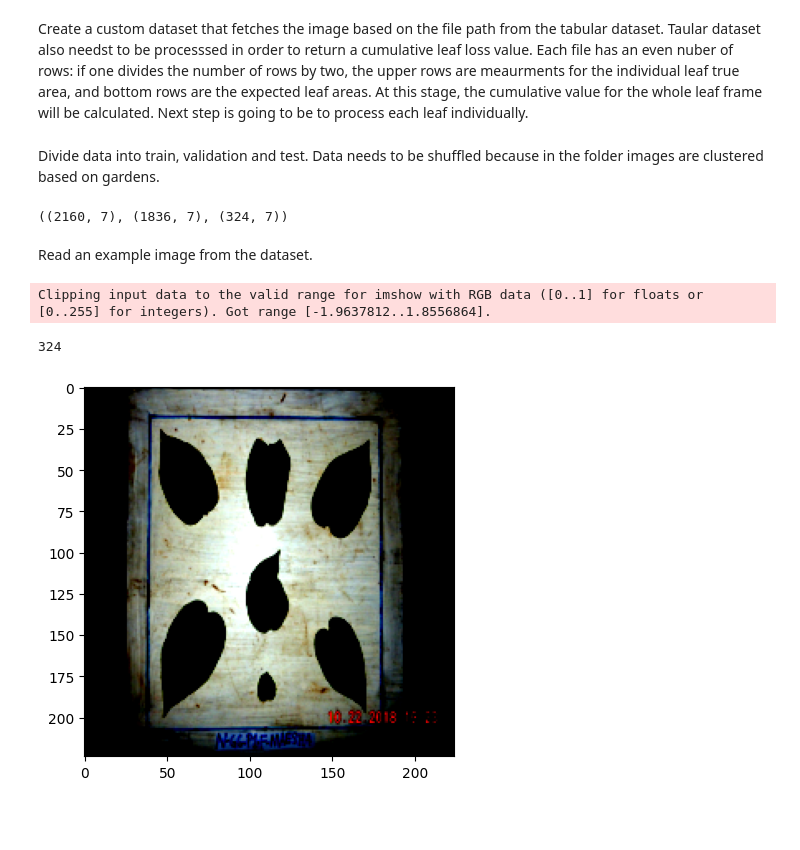
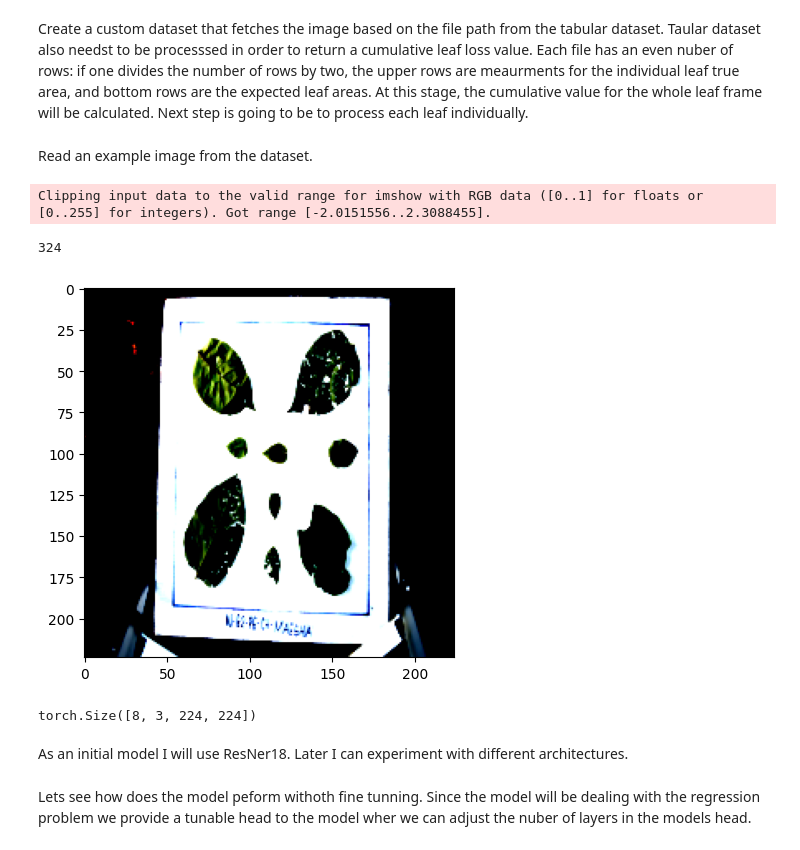
Before and after one commit to szefer-piotr/leaf-frame-processor, a Jupyter notebook: notebooks/preprocess.ipynb, the cells around one changed output. Saved outputs shown, nothing was run; the diff lists cells and outputs as text; code cells hidden in the pictures; blank space fills up the shorter version.

Commit message:
Create filtered datasets and load ResNet18 model.

```diff
--- a/notebooks/preprocess.ipynb
+++ b/notebooks/preprocess.ipynb
@@ -332,0 +339,3 @@ For some images they may be in a form of a TIFF image. Look for it in the raw da
+# %%
+data = pd.read_csv('../data/processed/data_filtered.csv')
+data.shape
@@ -332,0 +346,14 @@ For some images they may be in a form of a TIFF image. Look for it in the raw da
+# %%
+from sklearn.model_selection import train_test_split
+
+X_train_temp, X_test = train_test_split(
+    data, test_size=0.10, random_state=42, shuffle=True
+)
+
+data.shape, X_train_temp.shape, X_test.shape
+
+X_train, X_val = train_test_split(
+    X_train_temp, test_size=0.15, random_state=42
+)
+
+print(f"Shape of the whole set: {data.shape}; \nTrain shape: {X_train.shape}; \nValidation shape {X_val.shape}; \nTest set: {X_test.shape}")
@@ -391,5 +423,3 @@ transforms_test = transforms.Compose([
     transforms.ToTensor(),
     transforms.Normalize([0.485, 0.456, 0.406], [0.229, 0.224, 0.225]),
 ])
-# %% [markdown]
-Divide data into train, validation and test. Data needs to be shuffled because in the folder images are clustered based on gardens.
@@ -409,19 +426,3 @@ Divide data into train, validation and test. Data needs to be shuffled because i
-# %%
-from sklearn.model_selection import train_test_split
-
-X_train_temp, X_test = train_test_split(
-    data_filtered, test_size=0.10, random_state=42, shuffle=True
-)
-
-data.shape, X_train_temp.shape, X_test.shape
-
-X_train, X_val = train_test_split(
-    X_train_temp, test_size=0.15, random_state=42
-)
-
-X_train_temp.shape, X_train.shape, X_val.shape
-# %% [output]
-((2160, 7), (1836, 7), (324, 7))
 # %%
 train_dataset = LeafFrameDataset(
     X_train,
@@ -439,12 +440,12 @@ Read an example image from the dataset.
 # %%
 # plt.imshow(train_dataset[201]['image'].permute(1,2,0))
 import matplotlib.pyplot as plt
-plt.imshow(val_dataset[201]['image'].permute(1,2,0))
+plt.imshow(val_dataset[100]['image'].permute(1,2,0))
 len(val_dataset)
 # %% [output]
-Clipping input data to the valid range for imshow with RGB data ([0..1] for floats or [0..255] for integers). Got range [-1.9637812..1.8556864].
+Clipping input data to the valid range for imshow with RGB data ([0..1] for floats or [0..255] for integers). Got range [-2.0151556..2.3088455].
 324
-[figure, old version]
+[figure, new version]
 # %%
 train_dataloader = DataLoader(
     dataset=train_dataset,
@@ -460,3 +461,9 @@ val_dataloader = DataLoader(
 # %%
 example_data_point = next(iter(train_dataloader))
 example_data_point['image'].shape
+# %% [output]
+torch.Size([8, 3, 224, 224])
+# %% [markdown]
+As an initial model I will use ResNer18. Later I can experiment with different architectures.
+# %% [markdown]
+Lets see how does the model peform withoth fine tunning. Since the model will be dealing with the regression problem we provide a tunable head to the model wher we can adjust the nuber of layers in the models head.
```
Also changed, not shown: parts of 13 cells of this notebook.
